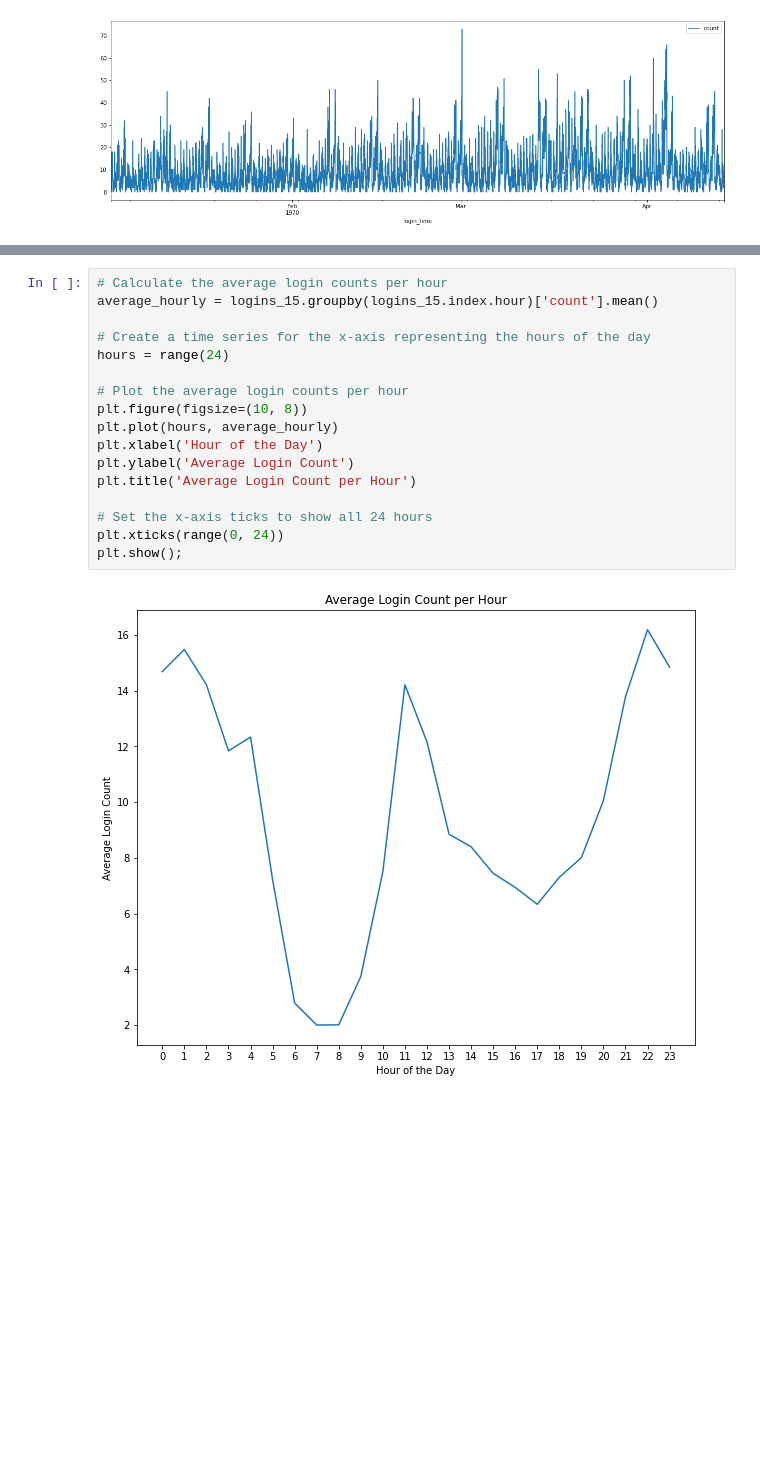
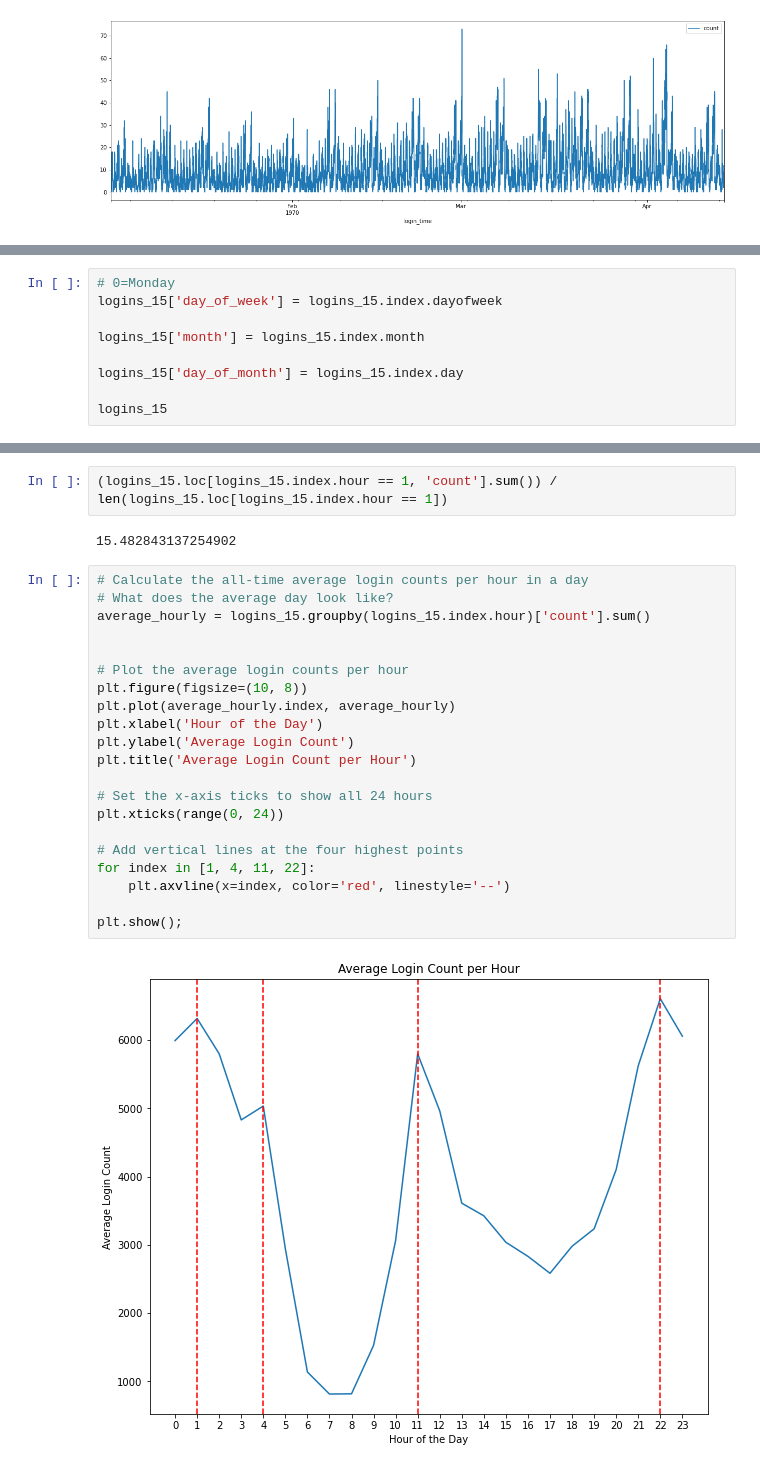
Before and after one commit to GwenToves/Ultimate-Technologies-Inc-Take-Home-Challenge, a Jupyter notebook: part_1_eda.ipynb, the cells around one changed output, grey strips where cells are left out. Cells and saved outputs as stored; diff of their text form; blank space fills up the shorter version.

Commit message:
break bc mind melt with the 15min interval avgs vs hourly avgs

```diff
--- a/part_1_eda.ipynb
+++ b/part_1_eda.ipynb
@@ -85,0 +123,9 @@ plt.show()
+# %%
+# 0=Monday
+logins_15['day_of_week'] = logins_15.index.dayofweek
+
+logins_15['month'] = logins_15.index.month
+
+logins_15['day_of_month'] = logins_15.index.day
+
+logins_15
@@ -102,19 +183,27 @@ for month in months:
+# %%
+(logins_15.loc[logins_15.index.hour == 1, 'count'].sum()) / len(logins_15.loc[logins_15.index.hour == 1])
+# %% [output]
+15.482843137254902
 # %%
-# Calculate the average login counts per hour
-average_hourly = logins_15.groupby(logins_15.index.hour)['count'].mean()
+# Calculate the all-time average login counts per hour in a day
+# What does the average day look like?
+average_hourly = logins_15.groupby(logins_15.index.hour)['count'].sum()
 
-# Create a time series for the x-axis representing the hours of the day
-hours = range(24)
 
 # Plot the average login counts per hour
 plt.figure(figsize=(10, 8))
-plt.plot(hours, average_hourly)
+plt.plot(average_hourly.index, average_hourly)
 plt.xlabel('Hour of the Day')
 plt.ylabel('Average Login Count')
 plt.title('Average Login Count per Hour')
 
 # Set the x-axis ticks to show all 24 hours
 plt.xticks(range(0, 24))
+
+# Add vertical lines at the four highest points
+for index in [1, 4, 11, 22]:
+    plt.axvline(x=index, color='red', linestyle='--')
+
 plt.show();
 # %% [output]
-[figure, old version]
+[figure, new version]
```
Also changed, not shown: parts of 14 cells of this notebook.
